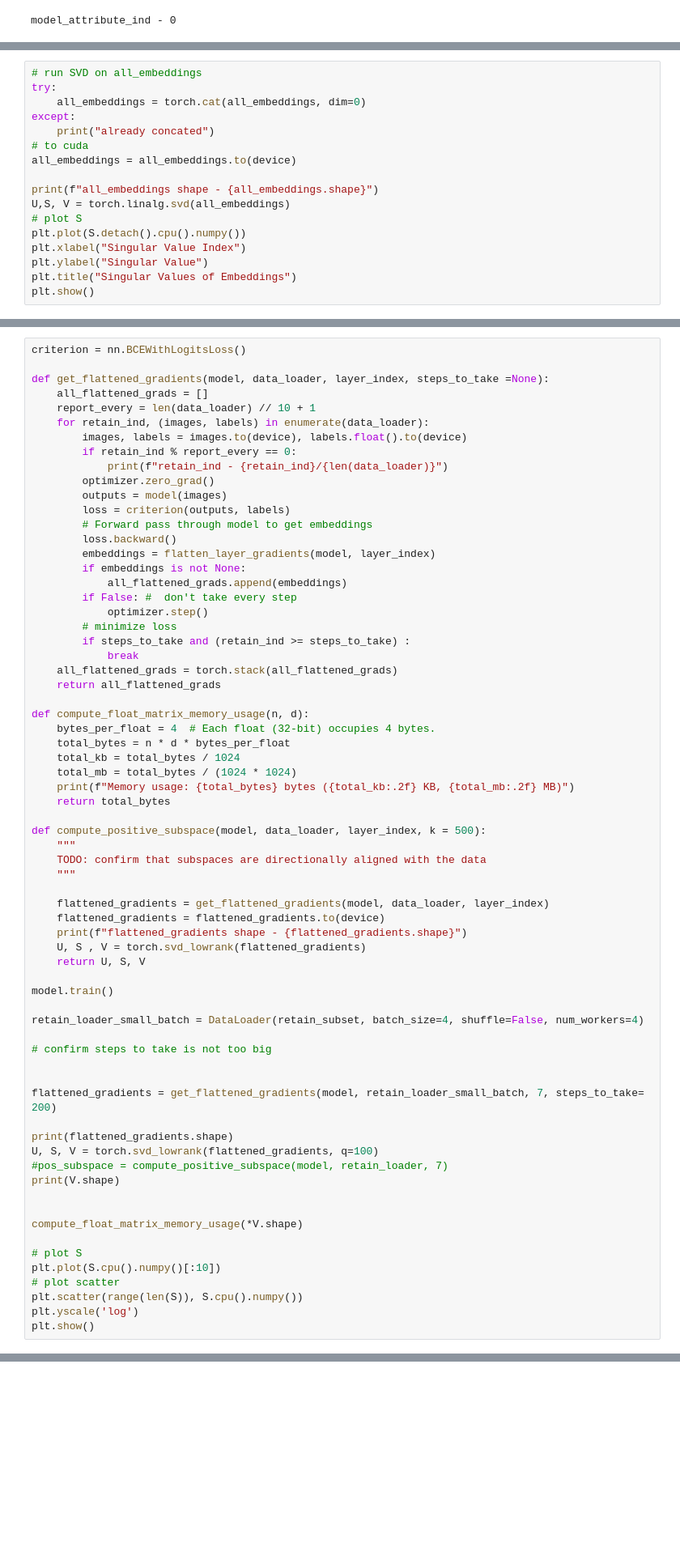
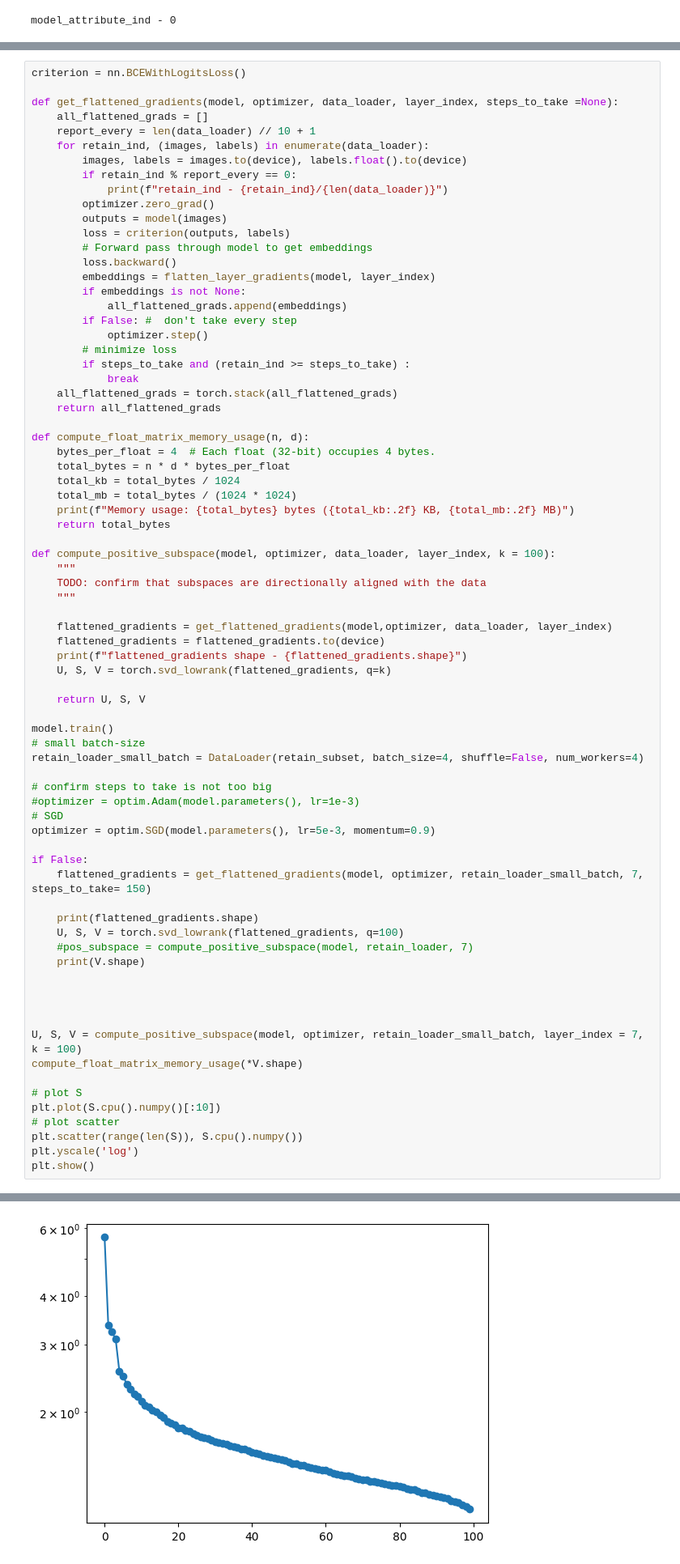
Before and after one commit to RoyRin/ripple_bench, a Jupyter notebook: notebooks/LEACE_explore.ipynb, the cells around one changed output, grey strips where cells are left out. Shown: that part at 81% size. Drawn from its saved outputs; the diff is of its cells as text; blank space fills up the shorter version.

```diff
--- a/notebooks/LEACE_explore.ipynb
+++ b/notebooks/LEACE_explore.ipynb
@@ -1163,17 +1014,0 @@ OutOfMemoryError: CUDA out of memory. Tried to allocate 608.00 MiB. GPU 0 has a
-# %%
-# run SVD on all_embeddings
-try:
-    all_embeddings = torch.cat(all_embeddings, dim=0)
-except:
-    print("already concated")
-# to cuda
-all_embeddings = all_embeddings.to(device)
-
-print(f"all_embeddings shape - {all_embeddings.shape}")
-U,S, V = torch.linalg.svd(all_embeddings)
-# plot S
-plt.plot(S.detach().cpu().numpy())
-plt.xlabel("Singular Value Index")
-plt.ylabel("Singular Value")
-plt.title("Singular Values of Embeddings")
-plt.show()
@@ -1328,7 +1093,7 @@ torch.Size([64])
 # %%
 criterion = nn.BCEWithLogitsLoss()
 
-def get_flattened_gradients(model, data_loader, layer_index, steps_to_take =None):
+def get_flattened_gradients(model, optimizer, data_loader, layer_index, steps_to_take =None):
     all_flattened_grads = []
     report_every = len(data_loader) // 10 + 1
     for retain_ind, (images, labels) in enumerate(data_loader):
@@ -1359,32 +1124,39 @@ def compute_float_matrix_memory_usage(n, d):
     print(f"Memory usage: {total_bytes} bytes ({total_kb:.2f} KB, {total_mb:.2f} MB)")
     return total_bytes
 
-def compute_positive_subspace(model, data_loader, layer_index, k = 500):
+def compute_positive_subspace(model, optimizer, data_loader, layer_index, k = 100):
     """
     TODO: confirm that subspaces are directionally aligned with the data
     """
 
-    flattened_gradients = get_flattened_gradients(model, data_loader, layer_index)
+    flattened_gradients = get_flattened_gradients(model,optimizer, data_loader, layer_index)
     flattened_gradients = flattened_gradients.to(device)
     print(f"flattened_gradients shape - {flattened_gradients.shape}")
-    U, S , V = torch.svd_lowrank(flattened_gradients)
+    U, S, V = torch.svd_lowrank(flattened_gradients, q=k)
+
     return U, S, V
 
 model.train()
-
+# small batch-size
 retain_loader_small_batch = DataLoader(retain_subset, batch_size=4, shuffle=False, num_workers=4)
 
 # confirm steps to take is not too big
+#optimizer = optim.Adam(model.parameters(), lr=1e-3)
+# SGD
+optimizer = optim.SGD(model.parameters(), lr=5e-3, momentum=0.9)
+
+if False:
+    flattened_gradients = get_flattened_gradients(model, optimizer, retain_loader_small_batch, 7, steps_to_take= 150)
+
+    print(flattened_gradients.shape)
+    U, S, V = torch.svd_lowrank(flattened_gradients, q=100)
+    #pos_subspace = compute_positive_subspace(model, retain_loader, 7)
+    print(V.shape)
 
 
-flattened_gradients = get_flattened_gradients(model, retain_loader_small_batch, 7, steps_to_take= 200)
-
-print(flattened_gradients.shape)
-U, S, V = torch.svd_lowrank(flattened_gradients, q=100)
-#pos_subspace = compute_positive_subspace(model, retain_loader, 7)
-print(V.shape)
 
 
+U, S, V = compute_positive_subspace(model, optimizer, retain_loader_small_batch, layer_index = 7, k = 100)
 compute_float_matrix_memory_usage(*V.shape)
 
 # plot S
@@ -1397,0 +1173 @@ OutOfMemoryError: CUDA out of memory. Tried to allocate 58.00 MiB. GPU 0 has a t
+[figure, added]
```
Also changed, not shown: parts of 46 cells of this notebook.
